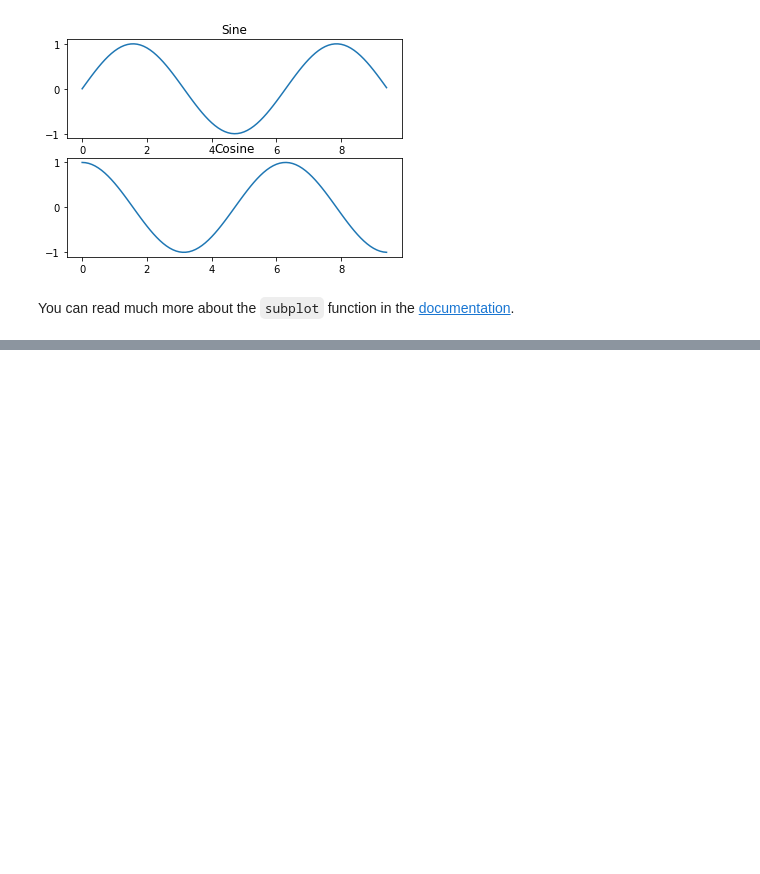
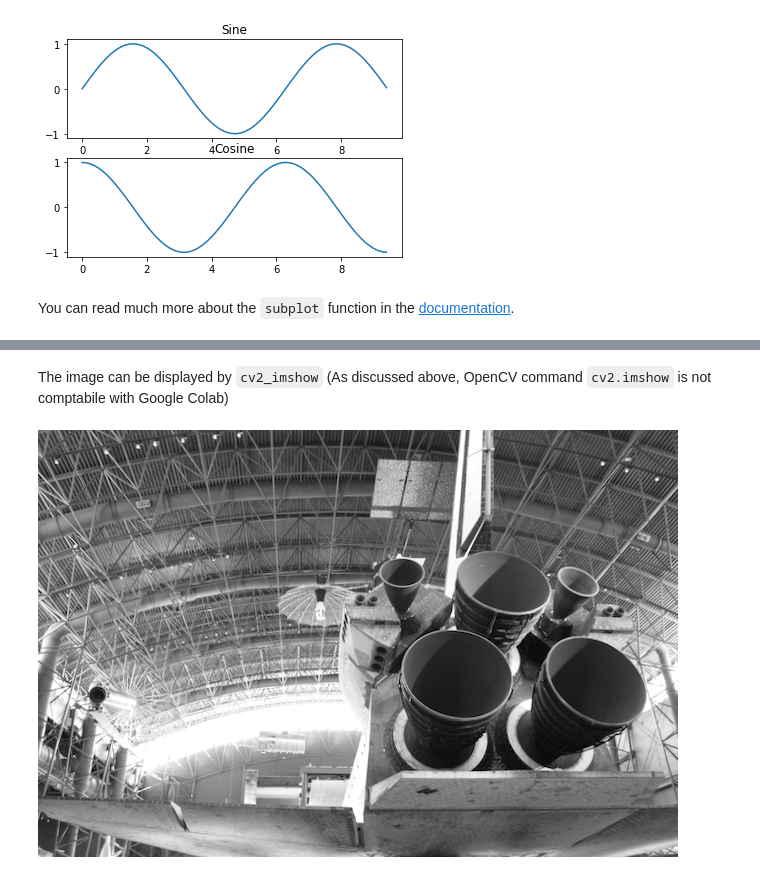
Before and after one commit to GW-MAE6292/python_examples, a Jupyter notebook: tutorial/pyton-tutorial.ipynb, the cells around one changed output, grey strips where cells are left out. Drawn from its saved outputs; the diff is of its cells as text; code cells hidden in the pictures; blank space fills up the shorter version.

Commit message:
OpenCV added

```diff
--- a/tutorial/pyton-tutorial.ipynb
+++ b/tutorial/pyton-tutorial.ipynb
@@ -1017,0 +1052,2 @@ You can read much more about the `subplot` function in the [documentation](http:
+# %%
+img = cv2.imread('IMG_0893.png',cv2.IMREAD_GRAYSCALE)
@@ -1017,0 +1065,6 @@ You can read much more about the `subplot` function in the [documentation](http:
+# %% [markdown]
+The image can be displayed by `cv2_imshow` (As discussed above, OpenCV command `cv2.imshow` is not comptabile with Google Colab)
+# %%
+cv2_imshow(img)
+# %% [output]
+[figure, added]
```
Also changed, not shown: parts of 23 cells of this notebook, 1 other file.
